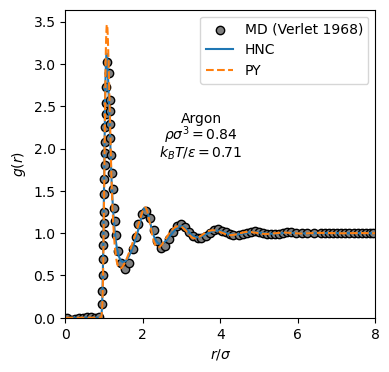
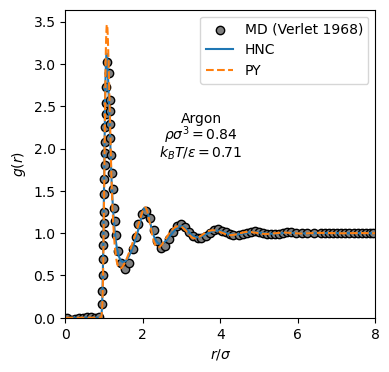
The notebook cell's code change between the first figure and the second:
--- before
+++ after
@@ -4,6 +4,6 @@
 plt.scatter(VerletMDdata['r']/3.405,VerletMDdata['KT=0.71-rhob=0.84'],marker='o',edgecolors='k',facecolors='grey',label='MD (Verlet 1968)')
 
-plt.plot(r,gHNC,'-',color='C0',label='HNC')
-plt.plot(r,gPY,'--',color='C1',label='PY')
+plt.plot(r.cpu().numpy(),gHNC.cpu().numpy(),'-',color='C0',label='HNC')
+plt.plot(r.cpu().numpy(),gPY.cpu().numpy(),'--',color='C1',label='PY')
 
 plt.xlim(0,8)

Commit: Updating examples